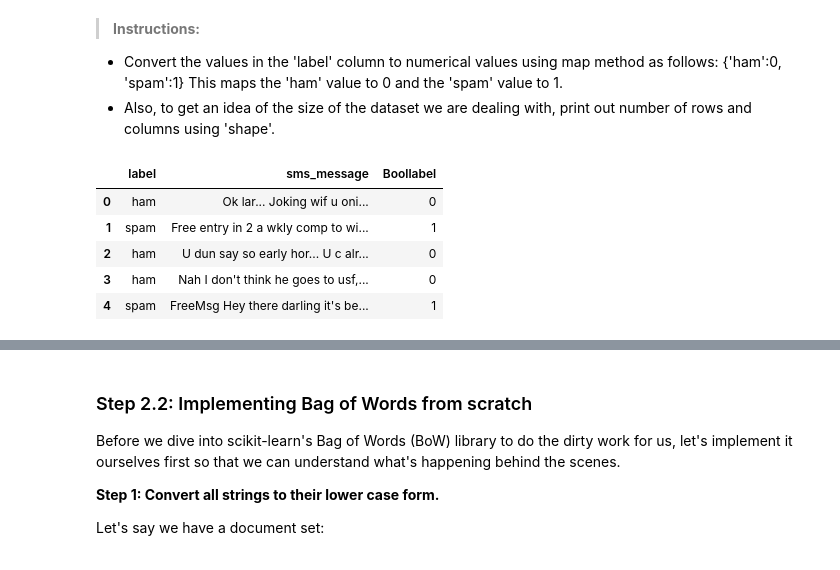
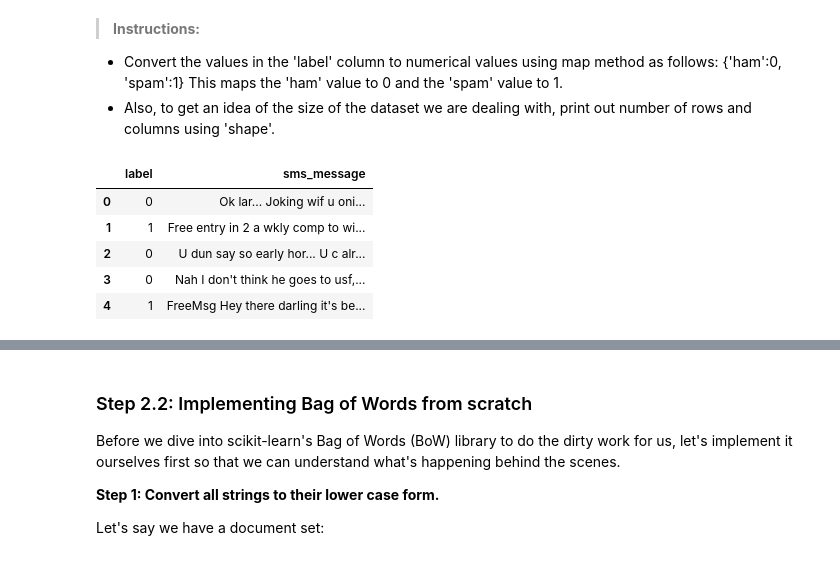
Before and after one commit to ChristopherDaigle/Udacity, a Jupyter notebook: IntroductionToMachineLearningProgram/Part2_SupervisedLearning/Naive Bayes/Notes on Supervised Learning - Naive Bayes.ipynb, the cells around one changed output, grey strips where cells are left out. Saved outputs shown, nothing was run; the diff lists cells and outputs as text; code cells hidden in the pictures.

```diff
--- a/IntroductionToMachineLearningProgram/Part2_SupervisedLearning/Naive Bayes/Notes on Supervised Learning - Naive Bayes.ipynb
+++ b/IntroductionToMachineLearningProgram/Part2_SupervisedLearning/Naive Bayes/Notes on Supervised Learning - Naive Bayes.ipynb
@@ -110,7 +112,7 @@ SMSSpamCollection
 # %%
 import pandas as pd
 # Dataset available using filepath 'smsspamcollection/SMSSpamCollection'
-df = pd.read_table('smsspamcollection/SMSSpamCollection', sep='\t')
+df = pd.read_csv('smsspamcollection/SMSSpamCollection', sep='\t')
 df.columns= ['label', 'sms_message']
 
 # Output printing out first 5 rows
@@ -139,16 +141,16 @@ Our model would still be able to make predictions if we left our labels as strin
 # %%
 '''
 Solution
 '''
-df['Boollabel'] = df.label.map({'ham':0, 'spam':1})
+df['label'] = df.label.map({'ham':0, 'spam':1})
 df.head()
 # %% [output]
-|  | label | sms_message | Boollabel |
-| 0 | ham | Ok lar... Joking wif u oni... | 0 |
-| 1 | spam | Free entry in 2 a wkly comp to wi... | 1 |
-| 2 | ham | U dun say so early hor... U c alr... | 0 |
-| 3 | ham | Nah I don't think he goes to usf,... | 0 |
-| 4 | spam | FreeMsg Hey there darling it's be... | 1 |
+|  | label | sms_message |
+| 0 | 0 | Ok lar... Joking wif u oni... |
+| 1 | 1 | Free entry in 2 a wkly comp to wi... |
+| 2 | 0 | U dun say so early hor... U c alr... |
+| 3 | 0 | Nah I don't think he goes to usf,... |
+| 4 | 1 | FreeMsg Hey there darling it's be... |
 # %% [markdown]
 ### Step 2.1: Bag of Words ###
 
```
Also changed, not shown: parts of 22 cells of this notebook.
